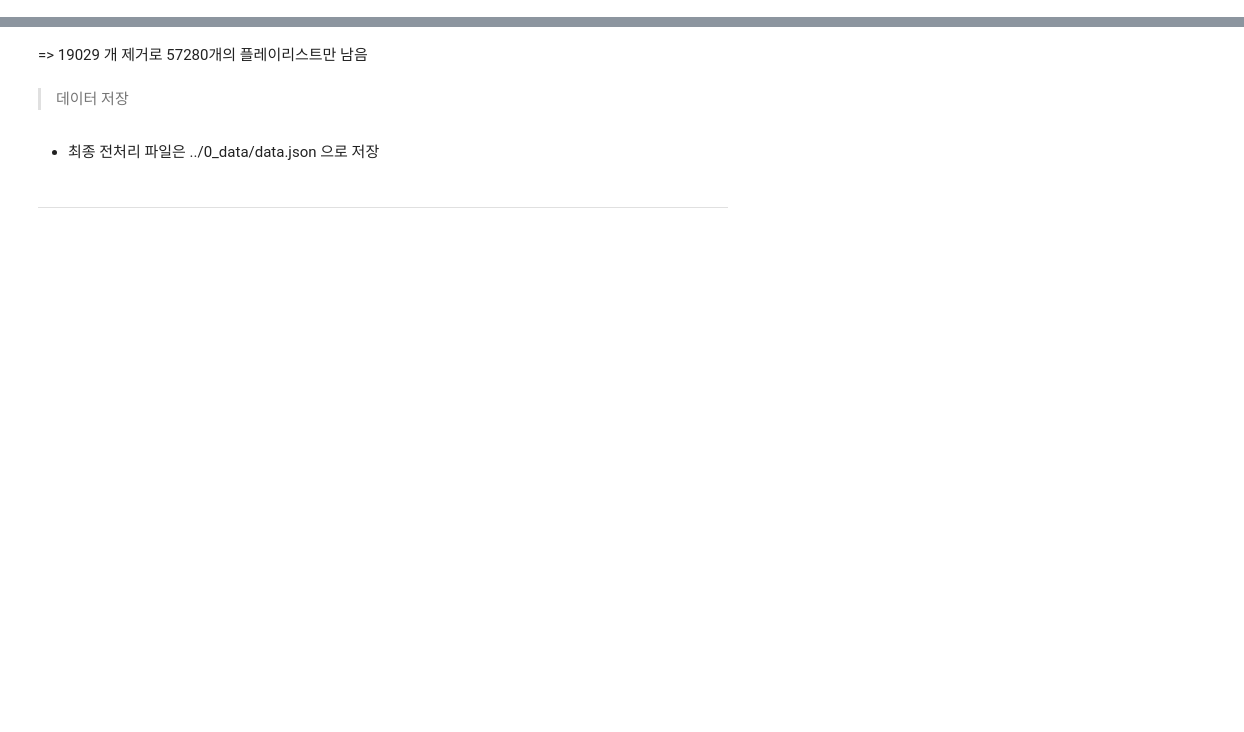
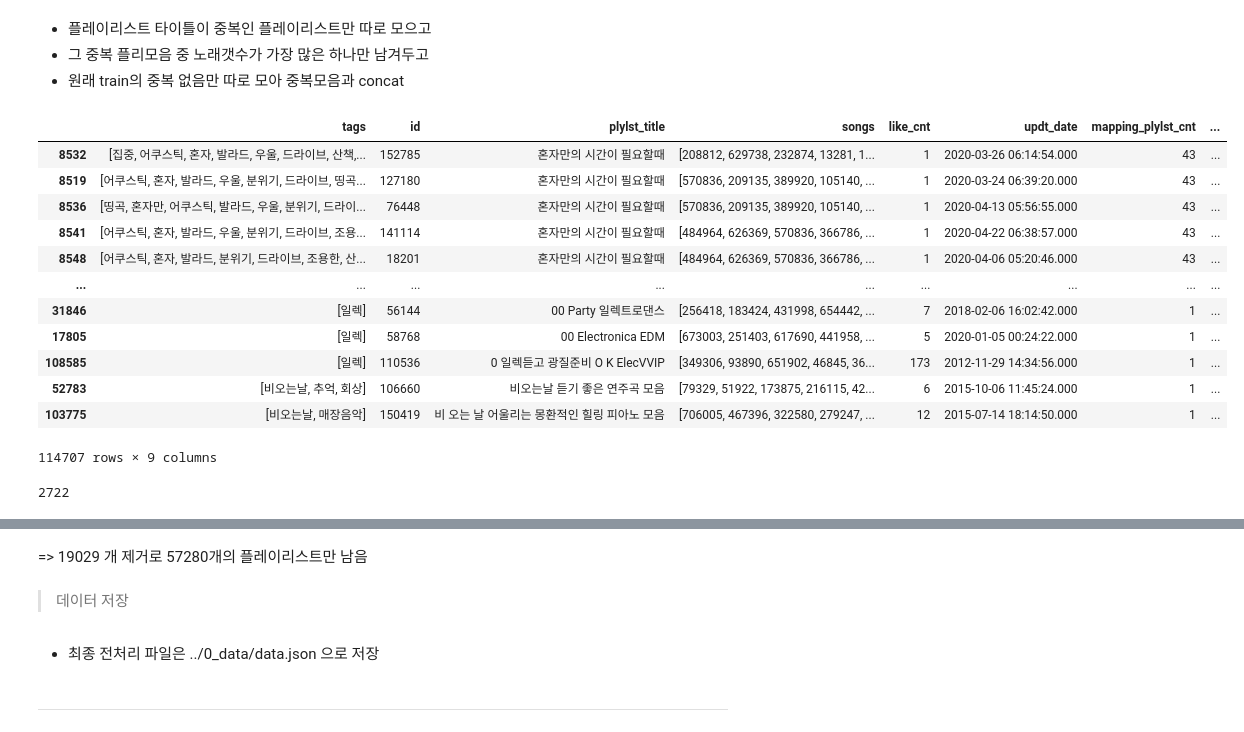
Before and after one commit to pulpo125/AIPlayer_Pling, a Jupyter notebook: 1_analysis/3_전처리.ipynb, the cells around one changed output, grey strips where cells are left out. Saved outputs shown, nothing was run; the diff lists cells and outputs as text; code cells hidden in the pictures; blank space fills up the shorter version.

```diff
--- a/1_analysis/3_전처리.ipynb
+++ b/1_analysis/3_전처리.ipynb
@@ -24,0 +67,6 @@ len(data) - len(df)
+# %%
+# 양 옆 공백, %, & 제거
+
+playlists['plylst_title'] = playlists['plylst_title'].str.strip()
+playlists['plylst_title'] = playlists['plylst_title'].str.strip('%')
+playlists['plylst_title'] = playlists['plylst_title'].str.strip('&')
@@ -24,0 +125,13 @@ len(data) - len(df)
+# %%
+# 빈 타이틀 삭제
+playlists = playlists[playlists['plylst_title'] != '']
+
+# 숫자로만 구성된 타이틀 삭제
+numeric_title_rows = playlists[playlists['plylst_title'].str.isnumeric()]
+indices_to_remove = numeric_title_rows.index
+playlists = playlists.drop(indices_to_remove)
+
+playlists.info()
+
+
+# 115071 - 114707 = 364행 삭제
@@ -24,0 +154,17 @@ len(data) - len(df)
+# %%
+# 1. 플레이리스트 아이디(id)와 플레이리스트 명(plylst_title) 추출
+plylst_title = playlists[['id', 'plylst_title']]
+
+# 2. 플레이리스트 이름 별 플레이리스트 ID count 테이블 생성 : plylst_id_cnt
+plylst_id_cnt = plylst_title.groupby('plylst_title').id.nunique().reset_index(name = 'mapping_plylst_cnt')
+
+# 3. 플레이리스트 명 중복 구분 : 서로 다른 플레이리스트 아이디로 겹치는 플레이리스트 이름이 없으면 '중복 없음', 그 외 '중복 있음'
+plylst_id_cnt = plylst_id_cnt.assign(
+    mapping_plylst_cnt_category = pd.cut(plylst_id_cnt['mapping_plylst_cnt'], [0, 1, np.inf], labels = ['중복 없음', '중복 있음'])
+)
+plylst_id_cnt
+# [0, 1, np.inf] : 0이상 1미만 값 = 중복없음, 1이상의 값 = 중복있음
+
+# 4. 중복 구분 별 플레이리스트 수 count 테이블 생성 : plylst_id_cnt_division
+plylst_id_cnt_division = pd.DataFrame(plylst_id_cnt.groupby('mapping_plylst_cnt_category').count())
+plylst_id_cnt_division
@@ -24,0 +249,31 @@ len(data) - len(df)
+# %% [markdown]
+- 플레이리스트 타이틀이 중복인 플레이리스트만 따로 모으고
+- 그 중복 플리모음 중 노래갯수가 가장 많은 하나만 남겨두고
+- 원래 train의 중복 없음만 따로 모아 중복모음과 concat
+# %%
+# train에 중복 갯수, 중복 여부 컬럼 추가, 플레이리스트 내 곡 갯수 추가
+playlists_add_col = pd.merge(playlists, plylst_id_cnt, on='plylst_title')
+playlists_add_col['song_cnt'] = playlists_add_col['songs'].apply(lambda x : len(x))
+
+# 매핑갯수, 타이틀, 플리 내 노래 갯수, like_cnt 내림차순 정렬
+playlists_filter = playlists_add_col.sort_values(['mapping_plylst_cnt', 'plylst_title', 'song_cnt', 'like_cnt'], ascending=False)
+playlists_filter
+# %% [output]
+|  | tags | id | plylst_title | songs | like_cnt | updt_date | mapping_plylst_cnt | ... |
+| 8532 | [집중, 어쿠스틱, 혼자, 발라드, 우울, 드라이브, 산책,... | 152785 | 혼자만의 시간이 필요할때 | [208812, 629738, 232874, 13281, 1... | 1 | 2020-03-26 06:14:54.000 | 43 | ... |
+| 8519 | [어쿠스틱, 혼자, 발라드, 우울, 분위기, 드라이브, 띵곡... | 127180 | 혼자만의 시간이 필요할때 | [570836, 209135, 389920, 105140, ... | 1 | 2020-03-24 06:39:20.000 | 43 | ... |
+| 8536 | [띵곡, 혼자만, 어쿠스틱, 발라드, 우울, 분위기, 드라이... | 76448 | 혼자만의 시간이 필요할때 | [570836, 209135, 389920, 105140, ... | 1 | 2020-04-13 05:56:55.000 | 43 | ... |
+| 8541 | [어쿠스틱, 혼자, 발라드, 우울, 분위기, 드라이브, 조용... | 141114 | 혼자만의 시간이 필요할때 | [484964, 626369, 570836, 366786, ... | 1 | 2020-04-22 06:38:57.000 | 43 | ... |
+| 8548 | [어쿠스틱, 혼자, 발라드, 분위기, 드라이브, 조용한, 산... | 18201 | 혼자만의 시간이 필요할때 | [484964, 626369, 570836, 366786, ... | 1 | 2020-04-06 05:20:46.000 | 43 | ... |
+| ... | ... | ... | ... | ... | ... | ... | ... | ... |
+| 31846 | [일렉] | 56144 | 00 Party 일렉트로댄스 | [256418, 183424, 431998, 654442, ... | 7 | 2018-02-06 16:02:42.000 | 1 | ... |
+| 17805 | [일렉] | 58768 | 00 Electronica EDM | [673003, 251403, 617690, 441958, ... | 5 | 2020-01-05 00:24:22.000 | 1 | ... |
+| 108585 | [일렉] | 110536 | 0 일렉듣고 광질준비 O K ElecVVIP | [349306, 93890, 651902, 46845, 36... | 173 | 2012-11-29 14:34:56.000 | 1 | ... |
+| 52783 | [비오는날, 추억, 회상] | 106660 | 비오는날 듣기 좋은 연주곡 모음 | [79329, 51922, 173875, 216115, 42... | 6 | 2015-10-06 11:45:24.000 | 1 | ... |
+| 103775 | [비오는날, 매장음악] | 150419 | 비 오는 날 어울리는 몽환적인 힐링 피아노 모음 | [706005, 467396, 322580, 279247, ... | 12 | 2015-07-14 18:14:50.000 | 1 | ... |
+114707 rows × 9 columns
+# %%
+playlists_dup = playlists_filter[playlists_filter['mapping_plylst_cnt_category'] == '중복 있음'] # 중복 플리 모음
+playlists_dup['plylst_title'].nunique() # 중복된 플레이리스트의 유니크 타이틀 갯수 : 2723
+# %% [output]
+2722
```
Also changed, not shown: parts of 71 cells of this notebook, 1 other file.
